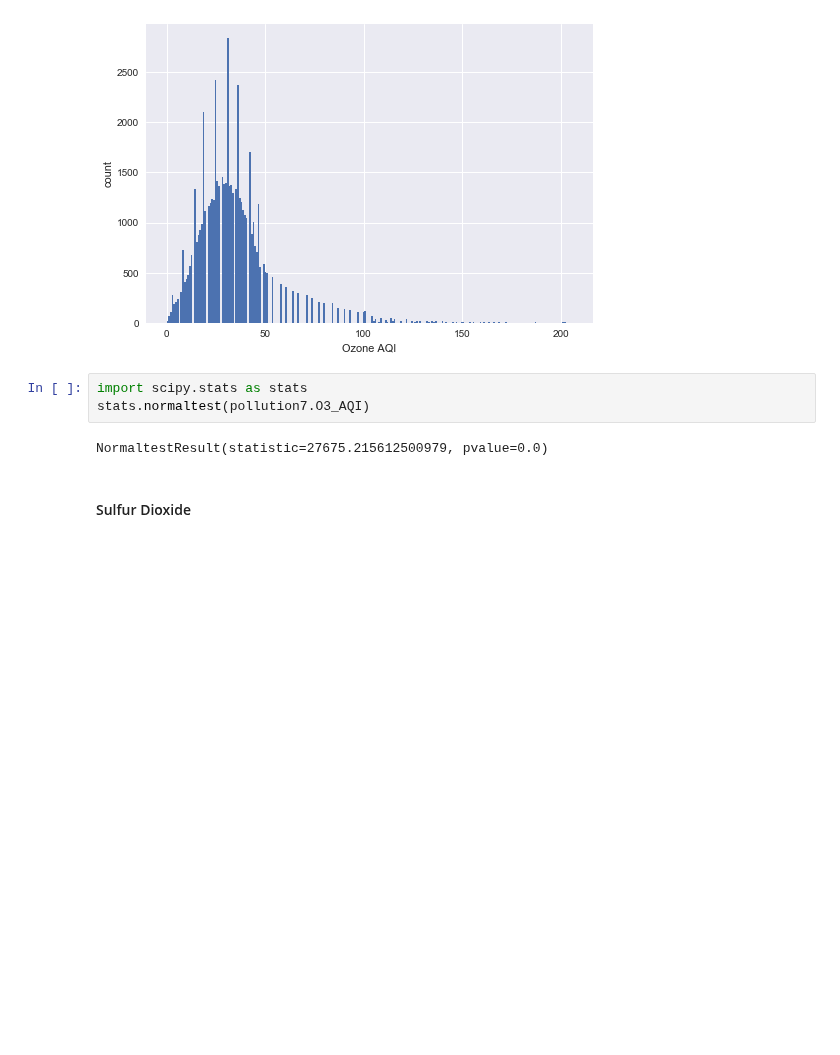
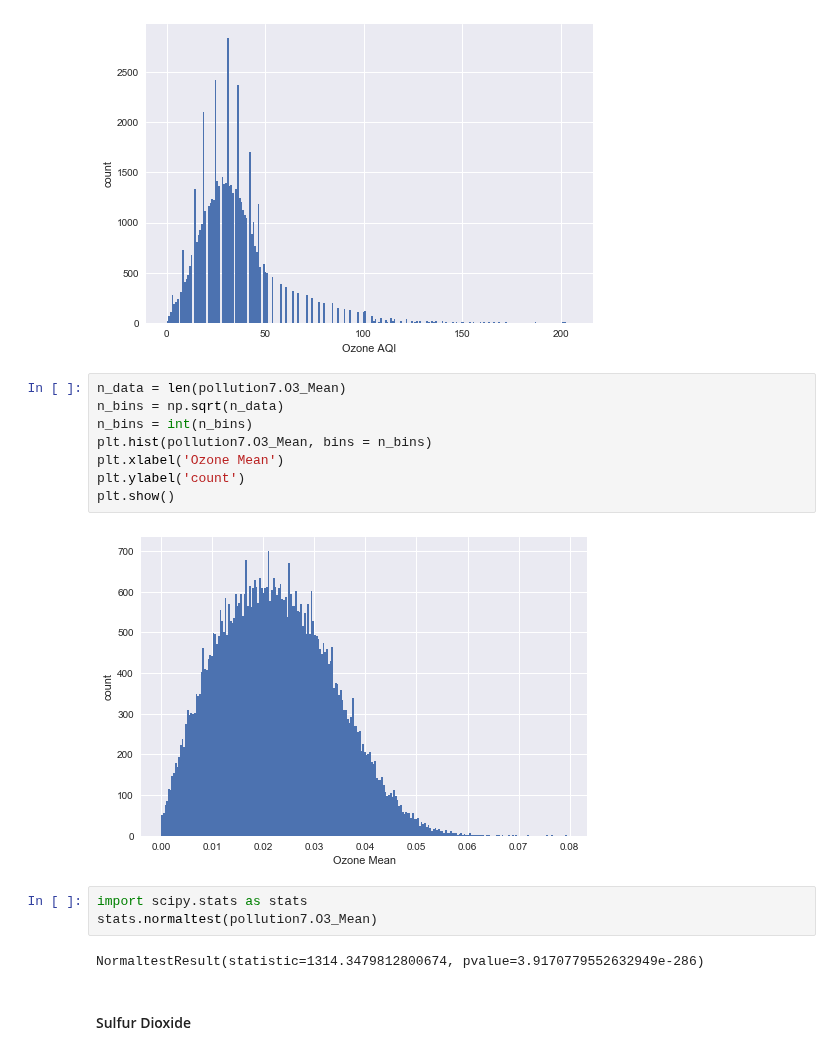
Before and after one commit to bouncebarkrun/Springboard-Data-Science-Career-Track, a Jupyter notebook: 1st Capstone Project/Capstone 1 Inferential Statistics.ipynb, the cells around one changed output. Cells and saved outputs as stored; diff of their text form; blank space fills up the shorter version.

```diff
--- a/1st Capstone Project/Capstone 1 Inferential Statistics.ipynb
+++ b/1st Capstone Project/Capstone 1 Inferential Statistics.ipynb
@@ -132,11 +142,21 @@ plt.ylabel('count')
 plt.show()
 # %% [output]
 [figure]
+# %%
+n_data = len(pollution7.O3_Mean)
+n_bins = np.sqrt(n_data)
+n_bins = int(n_bins)
+plt.hist(pollution7.O3_Mean, bins = n_bins)
+plt.xlabel('Ozone Mean')
+plt.ylabel('count')
+plt.show()
+# %% [output]
+[figure, added]
 # %%
 import scipy.stats as stats
-stats.normaltest(pollution7.O3_AQI)
+stats.normaltest(pollution7.O3_Mean)
 # %% [output]
-NormaltestResult(statistic=27675.215612500979, pvalue=0.0)
+NormaltestResult(statistic=1314.3479812800674, pvalue=3.9170779552632949e-286)
 # %% [markdown]
 #### Sulfur Dioxide
 # %%
```
Also changed, not shown: parts of 7 cells of this notebook.
